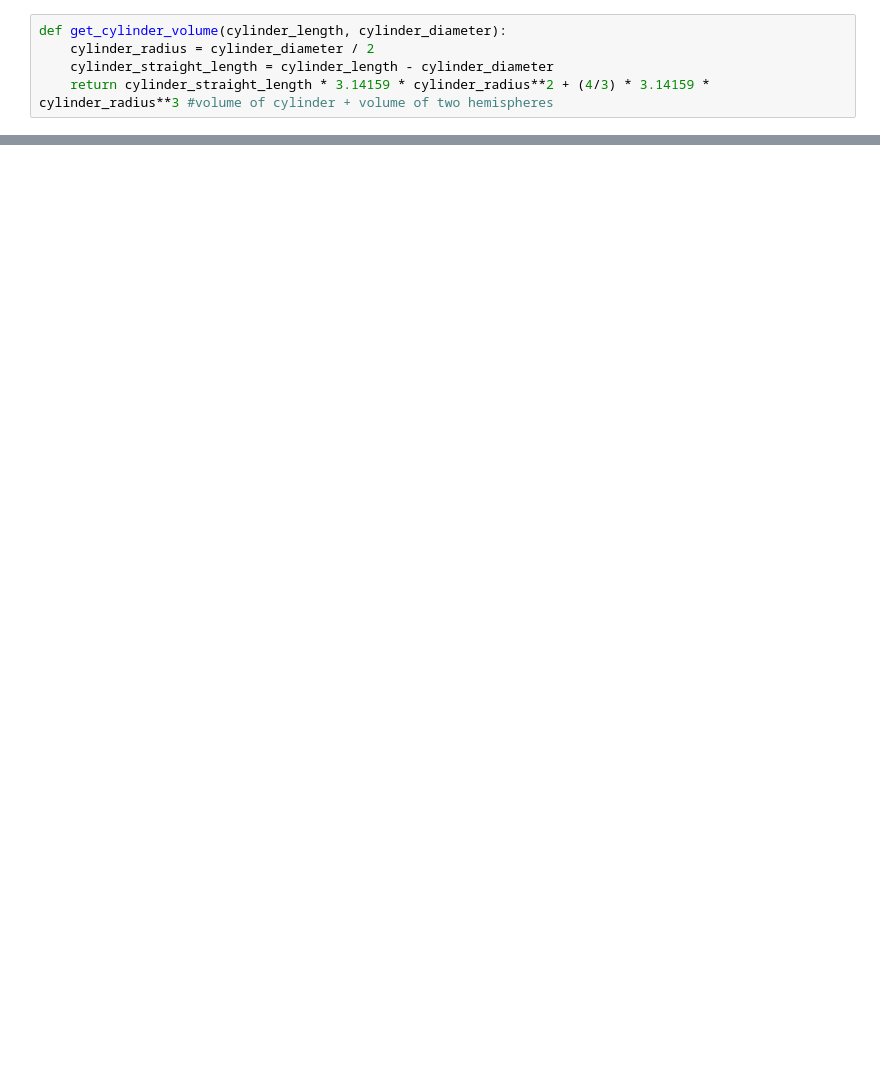
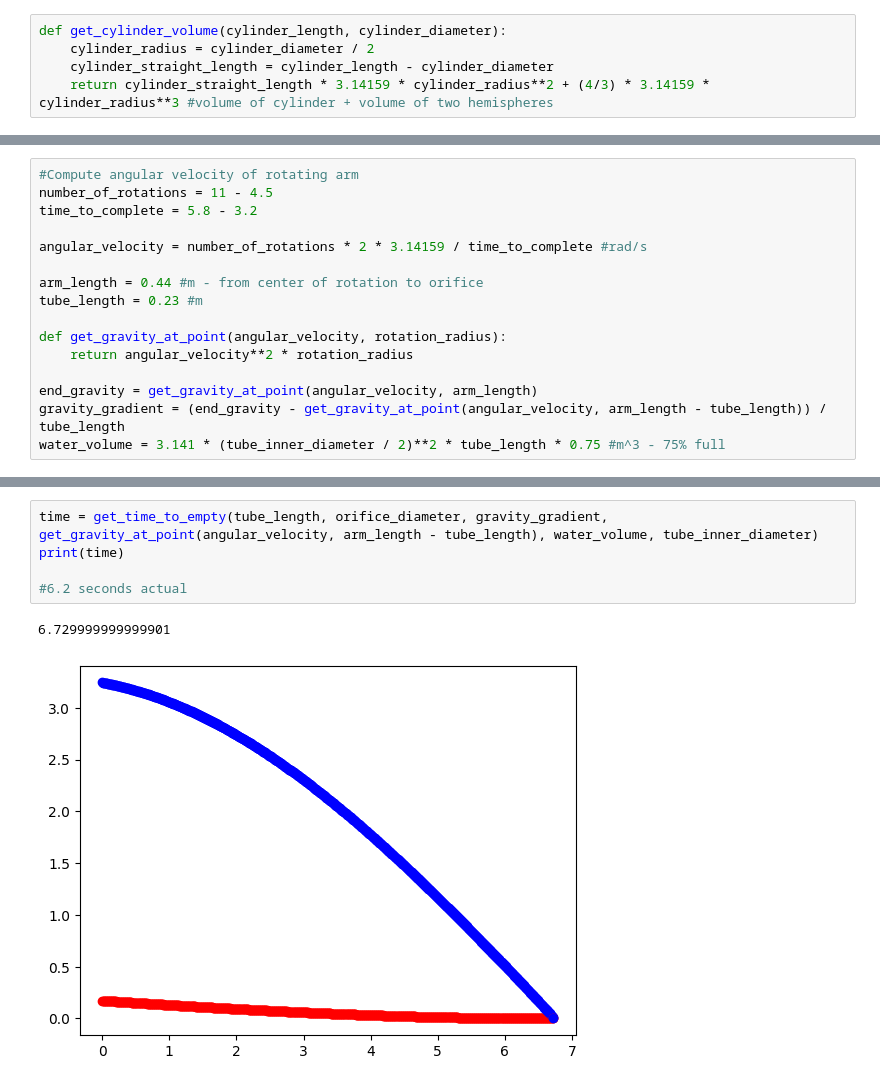
Before and after one commit to LSkaling/ME-70-Final-Project, a Jupyter notebook: oneill_cylinder.ipynb, the cells around one changed output, grey strips where cells are left out. Saved outputs shown, nothing was run; the diff lists cells and outputs as text; blank space fills up the shorter version.

```diff
--- a/oneill_cylinder.ipynb
+++ b/oneill_cylinder.ipynb
@@ -53,0 +79,16 @@ def get_time_to_empty(water_height, orifice_diameter, gravity_gradient, end_grav
+# %%
+#Compute angular velocity of rotating arm
+number_of_rotations = 11 - 4.5
+time_to_complete = 5.8 - 3.2
+
+angular_velocity = number_of_rotations * 2 * 3.14159 / time_to_complete #rad/s
+
+arm_length = 0.44 #m - from center of rotation to orifice
+tube_length = 0.23 #m
+
+def get_gravity_at_point(angular_velocity, rotation_radius):
+    return angular_velocity**2 * rotation_radius
+
+end_gravity = get_gravity_at_point(angular_velocity, arm_length)
+gravity_gradient = (end_gravity - get_gravity_at_point(angular_velocity, arm_length - tube_length)) / tube_length
+water_volume = 3.141 * (tube_inner_diameter / 2)**2 * tube_length * 0.75 #m^3 - 75% full
@@ -53,0 +104,8 @@ def get_time_to_empty(water_height, orifice_diameter, gravity_gradient, end_grav
+# %%
+time = get_time_to_empty(tube_length, orifice_diameter, gravity_gradient, get_gravity_at_point(angular_velocity, arm_length - tube_length), water_volume, tube_inner_diameter)
+print(time)
+
+#6.2 seconds actual
+# %% [output]
+6.729999999999901
+[figure, added]
```
Also changed, not shown: parts of 7 cells of this notebook, 2 other files.
